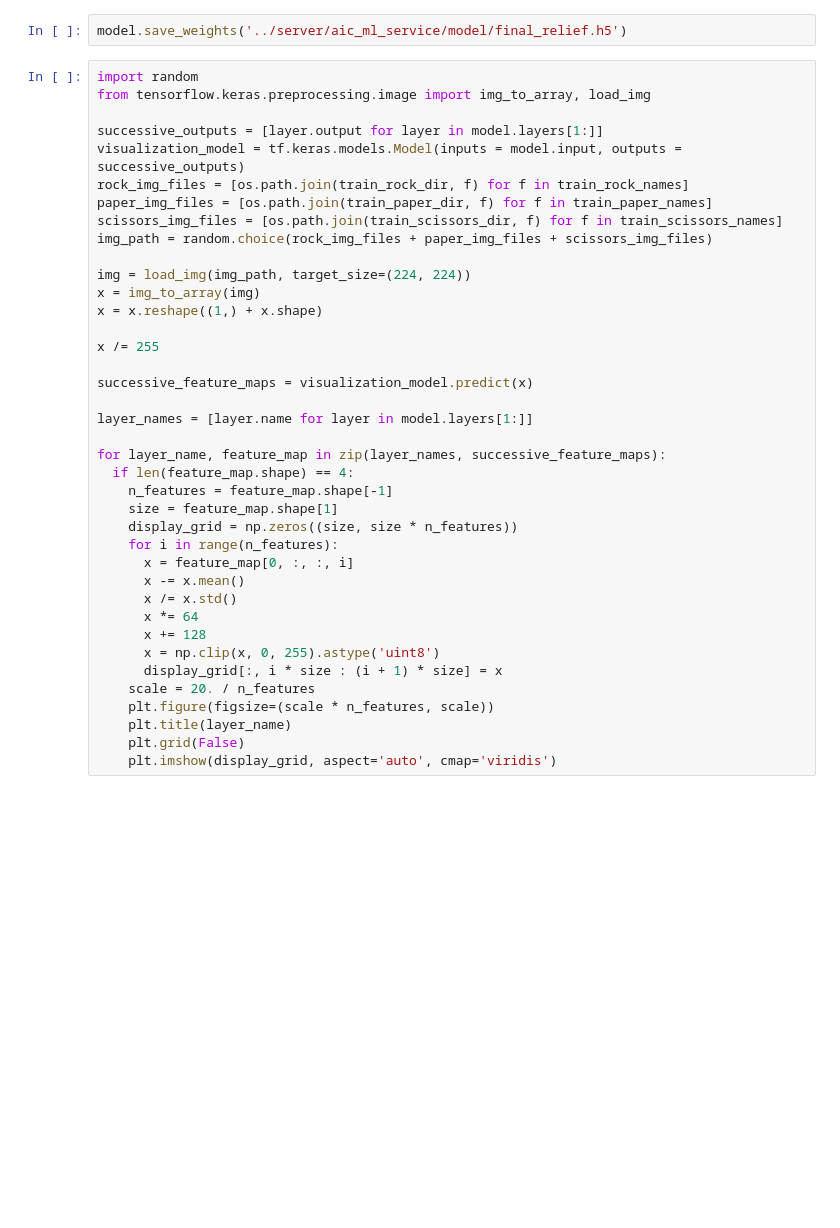
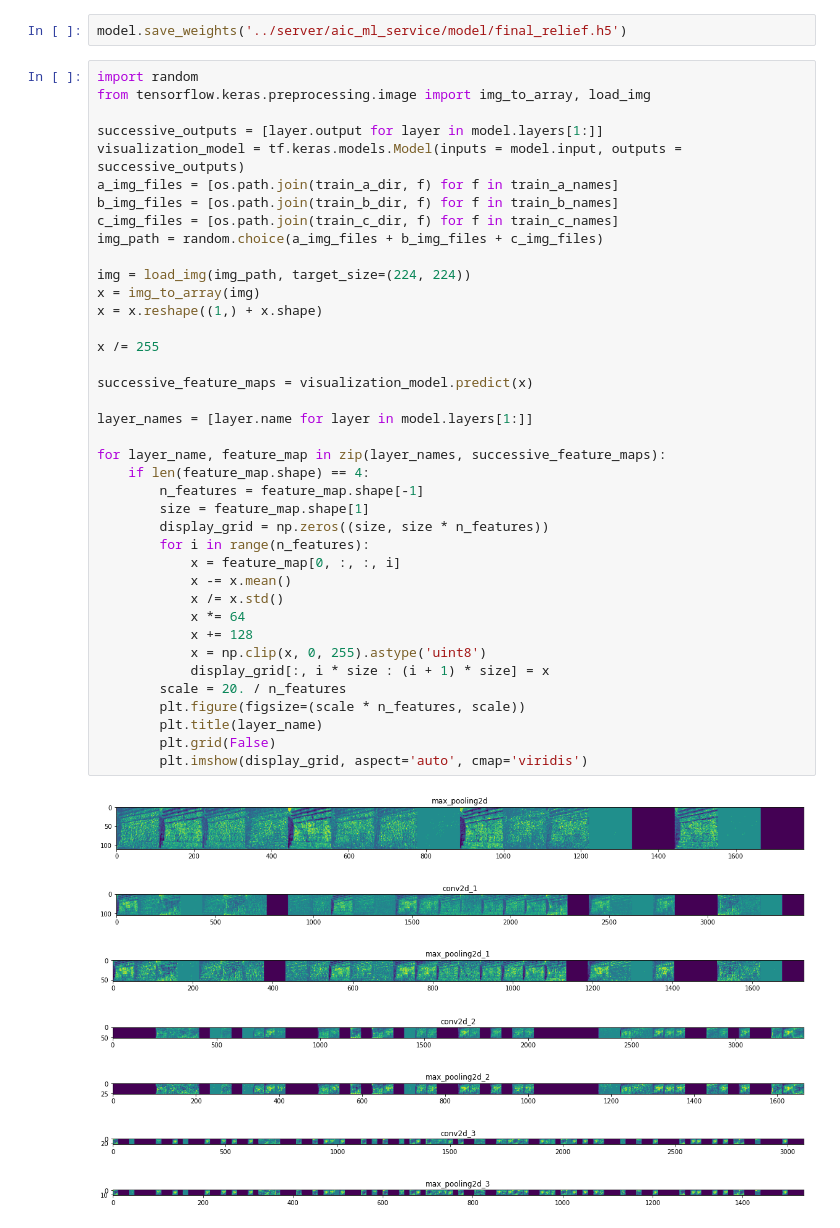
Before and after one commit to Ibrahimsyah/Naiz, a Jupyter notebook: machine_learning/relief_cnn.ipynb, the cells around one changed output. Cells and saved outputs as stored; diff of their text form; blank space fills up the shorter version.

Commit message:
[machine_learning] feat(cnn): add visualization on layer

```diff
--- a/machine_learning/relief_cnn.ipynb
+++ b/machine_learning/relief_cnn.ipynb
@@ -106,39 +170,47 @@ model.save_weights('../server/aic_ml_service/model/final_relief.h5')
 # %%
 import random
 from tensorflow.keras.preprocessing.image import img_to_array, load_img
 
 successive_outputs = [layer.output for layer in model.layers[1:]]
 visualization_model = tf.keras.models.Model(inputs = model.input, outputs = successive_outputs)
-rock_img_files = [os.path.join(train_rock_dir, f) for f in train_rock_names]
-paper_img_files = [os.path.join(train_paper_dir, f) for f in train_paper_names]
-scissors_img_files = [os.path.join(train_scissors_dir, f) for f in train_scissors_names]
-img_path = random.choice(rock_img_files + paper_img_files + scissors_img_files)
+a_img_files = [os.path.join(train_a_dir, f) for f in train_a_names]
+b_img_files = [os.path.join(train_b_dir, f) for f in train_b_names]
+c_img_files = [os.path.join(train_c_dir, f) for f in train_c_names]
+img_path = random.choice(a_img_files + b_img_files + c_img_files)
 
 img = load_img(img_path, target_size=(224, 224))
 x = img_to_array(img)
 x = x.reshape((1,) + x.shape)
 
 x /= 255
 
 successive_feature_maps = visualization_model.predict(x)
 
 layer_names = [layer.name for layer in model.layers[1:]]
 
 for layer_name, feature_map in zip(layer_names, successive_feature_maps):
-  if len(feature_map.shape) == 4:
-    n_features = feature_map.shape[-1]
-    size = feature_map.shape[1]
-    display_grid = np.zeros((size, size * n_features))
-    for i in range(n_features):
-      x = feature_map[0, :, :, i]
-      x -= x.mean()
-      x /= x.std()
-      x *= 64
-      x += 128
-      x = np.clip(x, 0, 255).astype('uint8')
-      display_grid[:, i * size : (i + 1) * size] = x
-    scale = 20. / n_features
-    plt.figure(figsize=(scale * n_features, scale))
-    plt.title(layer_name)
-    plt.grid(False)
-    plt.imshow(display_grid, aspect='auto', cmap='viridis')
+    if len(feature_map.shape) == 4:
+        n_features = feature_map.shape[-1]
+        size = feature_map.shape[1]
+        display_grid = np.zeros((size, size * n_features))
+        for i in range(n_features):
+            x = feature_map[0, :, :, i]
+            x -= x.mean()
+            x /= x.std()
+            x *= 64
+            x += 128
+            x = np.clip(x, 0, 255).astype('uint8')
+            display_grid[:, i * size : (i + 1) * size] = x
+        scale = 20. / n_features
+        plt.figure(figsize=(scale * n_features, scale))
+        plt.title(layer_name)
+        plt.grid(False)
+        plt.imshow(display_grid, aspect='auto', cmap='viridis')
+# %% [output]
+[figure, added]
+[figure, added]
+[figure, added]
+[figure, added]
+[figure, added]
+[figure, added]
+[figure, added]
```
Also changed, not shown: parts of 13 cells of this notebook.
